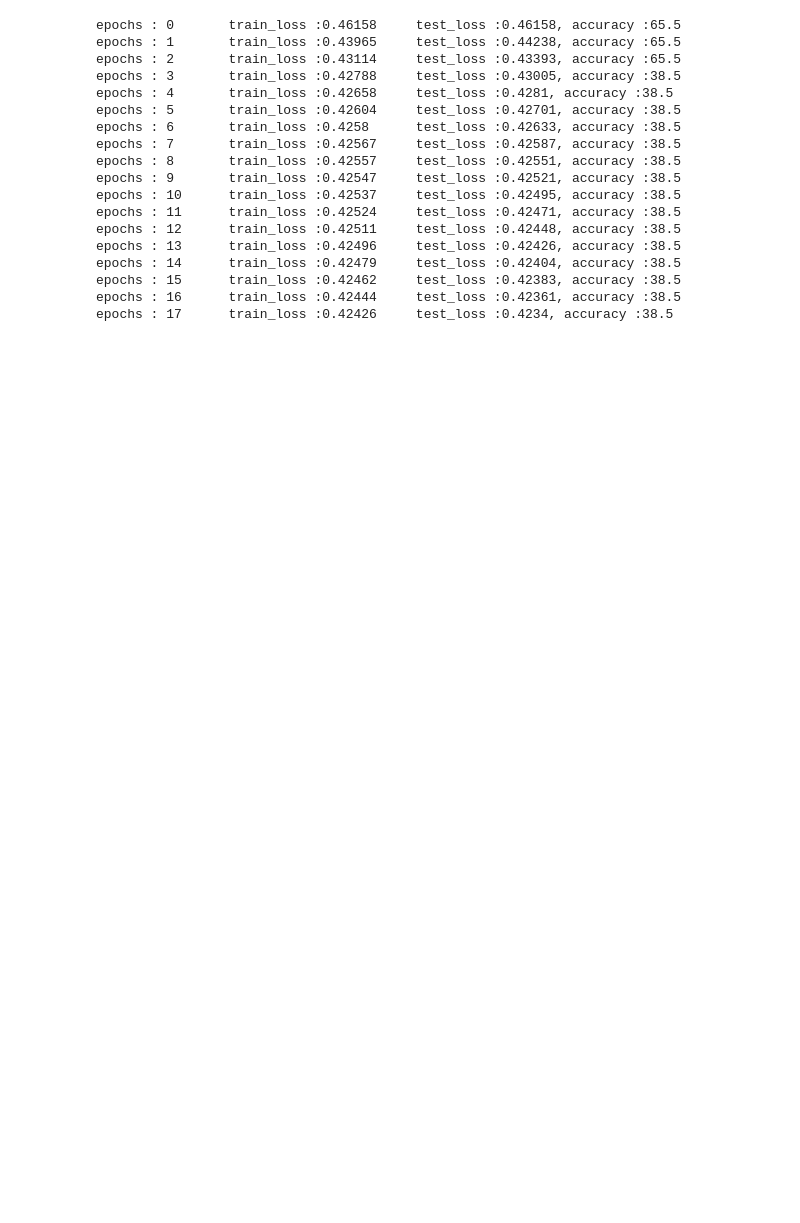
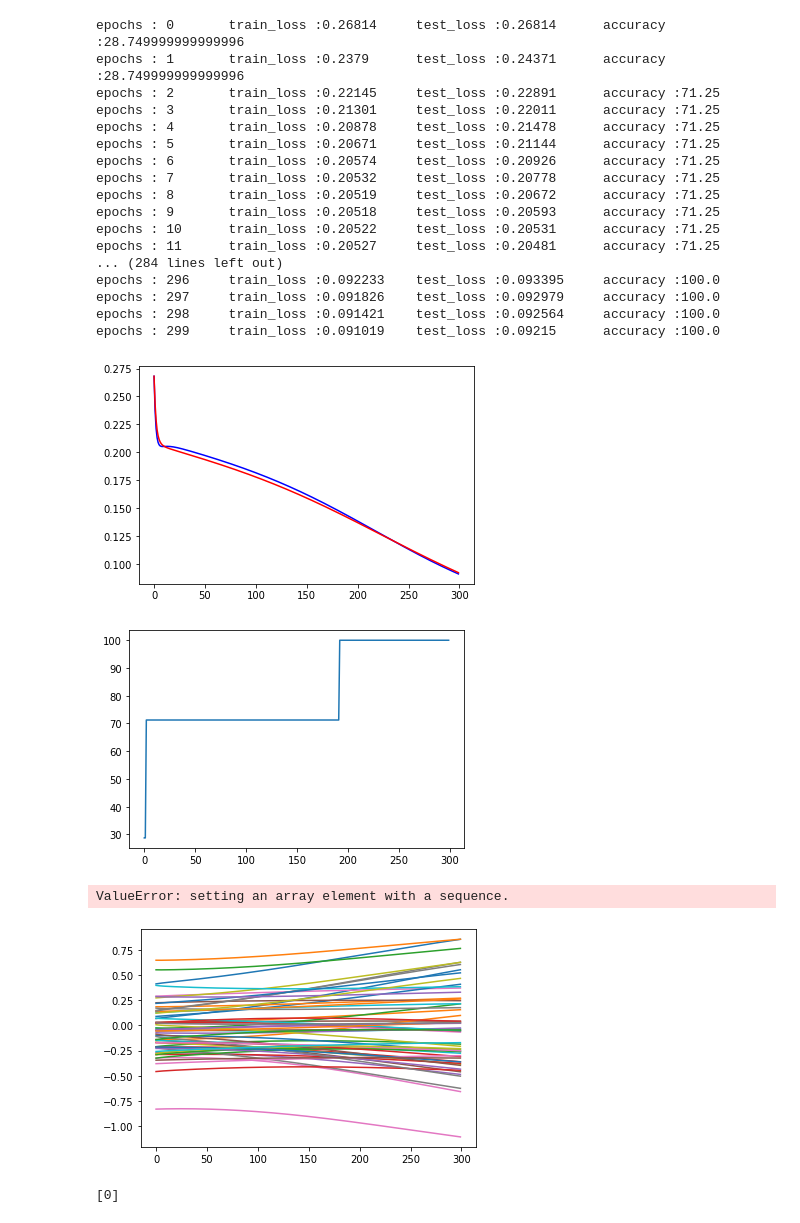
Before and after one commit to thuako/class_itsystem, a Jupyter notebook: hw2/NNclass.ipynb, the cells around one changed output. Saved outputs shown, nothing was run; the diff lists cells and outputs as text; code cells hidden in the pictures; blank space fills up the shorter version.

Commit message:
NN or data mode

```diff
--- a/hw2/NNclass.ipynb
+++ b/hw2/NNclass.ipynb
@@ -204,61 +239,68 @@ class NN:
             L.w = L.w + np.average(upgrade_w, axis=0) * self.learning_rate
 
 
-
     def training(self, epochs):
         for i in range(epochs):
             self.forwarding()
             self.backpropagation()
 
-            cnt = np.array(np.abs(self.test_set_y  - np.add(self.layer[-1].dataflow, -0.2)) < 0.4 )
-            #print(f"ny_data : \n{test_y_data}\n\n y^ : \n{self.layer[-1].dataflow}")
+            result = np.array([self.layer[-1].dataflow > 0.55])
+            cnt = np.equal(self.test_set_y, result)
+            #print(f"ny_data : \n{self.test_set_y}\n\n y^ : \n{self.layer[-1].dataflow}")
             correct = np.average(cnt) * 100
             self.accuracy.append(correct)
             #print(f"bias : {self.layer[0].b}")
-            print(f"epochs : {i}\t train_loss :{self.train_loss[i]:.5}\t test_loss :{self.test_loss[i]:.5}, accuracy :{correct}")
+            print(f"epochs : {i}\t train_loss :{self.train_loss[i]:.5}\t test_loss :{self.test_loss[i]:.5}\t accuracy :{correct}")
 
     def plot(self):
 
         plt.figure()
         plt.plot(self.train_loss, 'b')
         plt.plot(self.test_loss, 'r')
         plt.show()
 
         plt.figure()
         plt.plot(self.accuracy)
         plt.show()
 
         plt.figure()
         plt.plot(self.weight_hist)
         plt.plot(self.delta_hist)
         plt.show()
 
         plt.figure()
         plt.plot(self.bias_hist)
         plt.show()
 
 
 
-test = NN(t_x_data, t_y_data, test_x_data, test_y_data, [[3, 'True', 'sigmoid'],[100, 'True', 'sigmoid'], [100, 'True', 'sigmoid'],[2, 'False', 'sigmoid']], learning_rate=learning_rate)
+test = NN(t_x_data, t_y_data, test_x_data, test_y_data, [[2, 'True', 'relu'],[30, 'True', 'sigmoid'], [1, 'False', 'sigmoid']], learning_rate=learning_rate)
 
 test.training(epochs)
 test.plot()
 # %% [output]
-epochs : 0       train_loss :0.46158     test_loss :0.46158, accuracy :65.5
-epochs : 1       train_loss :0.43965     test_loss :0.44238, accuracy :65.5
-epochs : 2       train_loss :0.43114     test_loss :0.43393, accuracy :65.5
-epochs : 3       train_loss :0.42788     test_loss :0.43005, accuracy :38.5
-epochs : 4       train_loss :0.42658     test_loss :0.4281, accuracy :38.5
-epochs : 5       train_loss :0.42604     test_loss :0.42701, accuracy :38.5
-epochs : 6       train_loss :0.4258      test_loss :0.42633, accuracy :38.5
-epochs : 7       train_loss :0.42567     test_loss :0.42587, accuracy :38.5
-epochs : 8       train_loss :0.42557     test_loss :0.42551, accuracy :38.5
-epochs : 9       train_loss :0.42547     test_loss :0.42521, accuracy :38.5
-epochs : 10      train_loss :0.42537     test_loss :0.42495, accuracy :38.5
-epochs : 11      train_loss :0.42524     test_loss :0.42471, accuracy :38.5
-epochs : 12      train_loss :0.42511     test_loss :0.42448, accuracy :38.5
-epochs : 13      train_loss :0.42496     test_loss :0.42426, accuracy :38.5
-epochs : 14      train_loss :0.42479     test_loss :0.42404, accuracy :38.5
-epochs : 15      train_loss :0.42462     test_loss :0.42383, accuracy :38.5
-epochs : 16      train_loss :0.42444     test_loss :0.42361, accuracy :38.5
-epochs : 17      train_loss :0.42426     test_loss :0.4234, accuracy :38.5
+epochs : 0       train_loss :0.26814     test_loss :0.26814      accuracy :28.749999999999996
+epochs : 1       train_loss :0.2379      test_loss :0.24371      accuracy :28.749999999999996
+epochs : 2       train_loss :0.22145     test_loss :0.22891      accuracy :71.25
+epochs : 3       train_loss :0.21301     test_loss :0.22011      accuracy :71.25
+epochs : 4       train_loss :0.20878     test_loss :0.21478      accuracy :71.25
+epochs : 5       train_loss :0.20671     test_loss :0.21144      accuracy :71.25
+epochs : 6       train_loss :0.20574     test_loss :0.20926      accuracy :71.25
+epochs : 7       train_loss :0.20532     test_loss :0.20778      accuracy :71.25
+epochs : 8       train_loss :0.20519     test_loss :0.20672      accuracy :71.25
+epochs : 9       train_loss :0.20518     test_loss :0.20593      accuracy :71.25
+epochs : 10      train_loss :0.20522     test_loss :0.20531      accuracy :71.25
+epochs : 11      train_loss :0.20527     test_loss :0.20481      accuracy :71.25
+... (284 lines left out)
+epochs : 296     train_loss :0.092233    test_loss :0.093395     accuracy :100.0
+epochs : 297     train_loss :0.091826    test_loss :0.092979     accuracy :100.0
+epochs : 298     train_loss :0.091421    test_loss :0.092564     accuracy :100.0
+epochs : 299     train_loss :0.091019    test_loss :0.09215      accuracy :100.0
+[figure, added]
+[figure, added]
+ValueError: setting an array element with a sequence.
+[figure, added]
+# %%
+print(rd.randint(0, 2, 1))
+# %% [output]
+[0]
```
Also changed, not shown: parts of 1 cell of this notebook, 1 other file.
